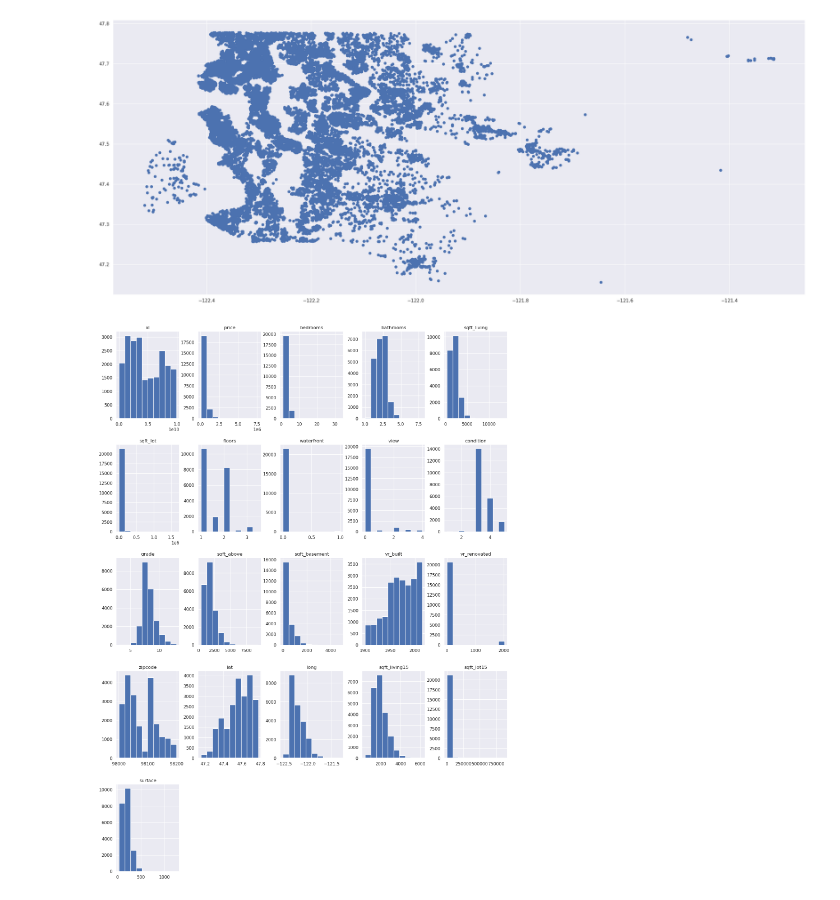
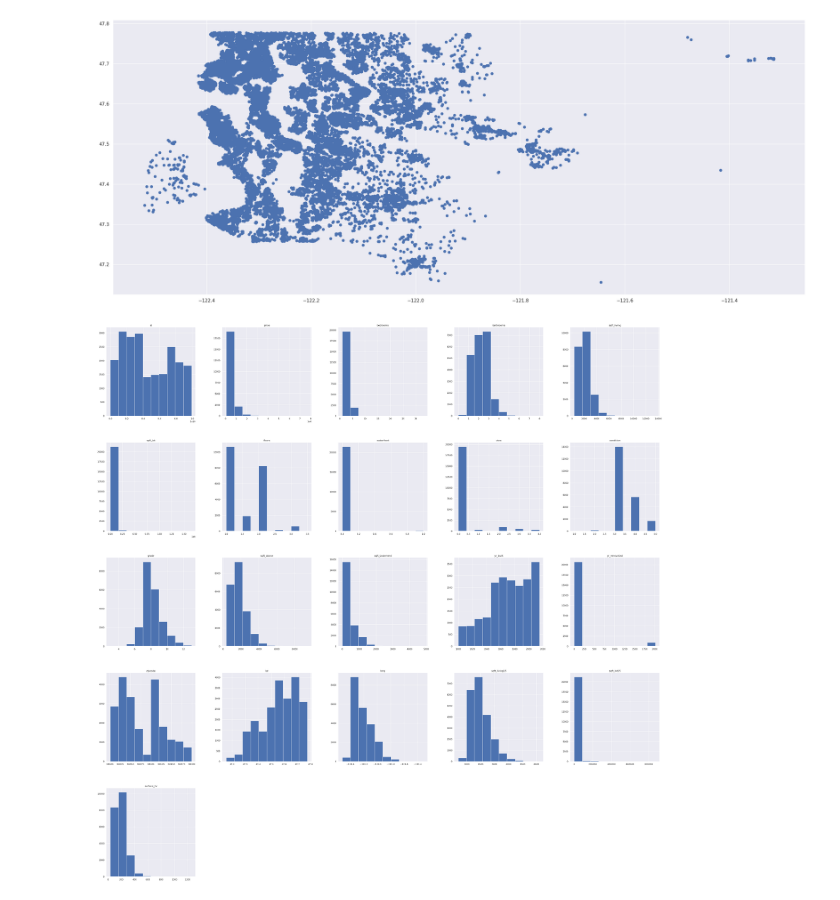
Before and after one commit to jadamin/machine_learning_brief, a Jupyter notebook: annalyse.ipynb, the cells around one changed output. Cells and saved outputs as stored; diff of their text form; code cells hidden in the pictures.

```diff
--- a/annalyse.ipynb
+++ b/annalyse.ipynb
@@ -112,5 +109,5 @@ df.loc[df['bedrooms'] > 10]
 | 8757 | 1773100755 | 20140821T000000 | 520000.0 | 11 | 3.00 | 3000 | 4960 | 2.0 | 0 | 0 | ... |
 | 15870 | 2402100895 | 20140625T000000 | 640000.0 | 33 | 1.75 | 1620 | 6000 | 1.0 | 0 | 0 | ... |
 # %%
-df = df.assign(surface = df.sqft_living * 0.092903)
+df = df.assign(surface_liv = df.sqft_living * 0.092903)
 # %%
@@ -372,8 +369,8 @@ plt.show()
 # %% [output]
 [figure]
 # %%
-ax = df.hist(figsize=(18,25))
+ax = df.hist(figsize=(50,50))
 # %% [output]
-[figure, old version]
+[figure, new version]
 # %%
 pearson = df.corr(method='pearson')
```
Also changed, not shown: parts of 22 cells of this notebook.
